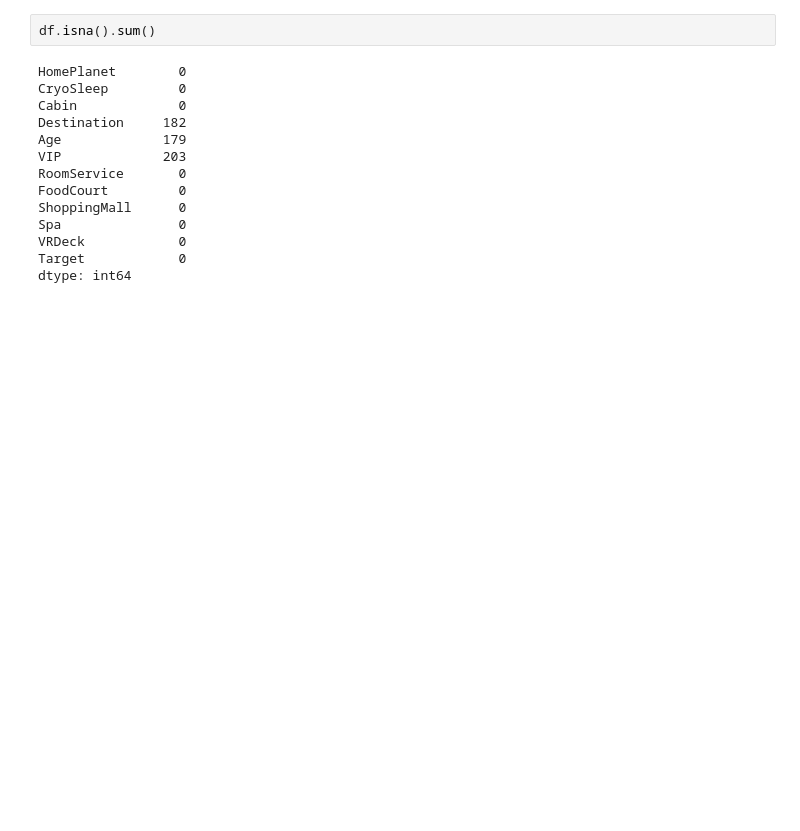
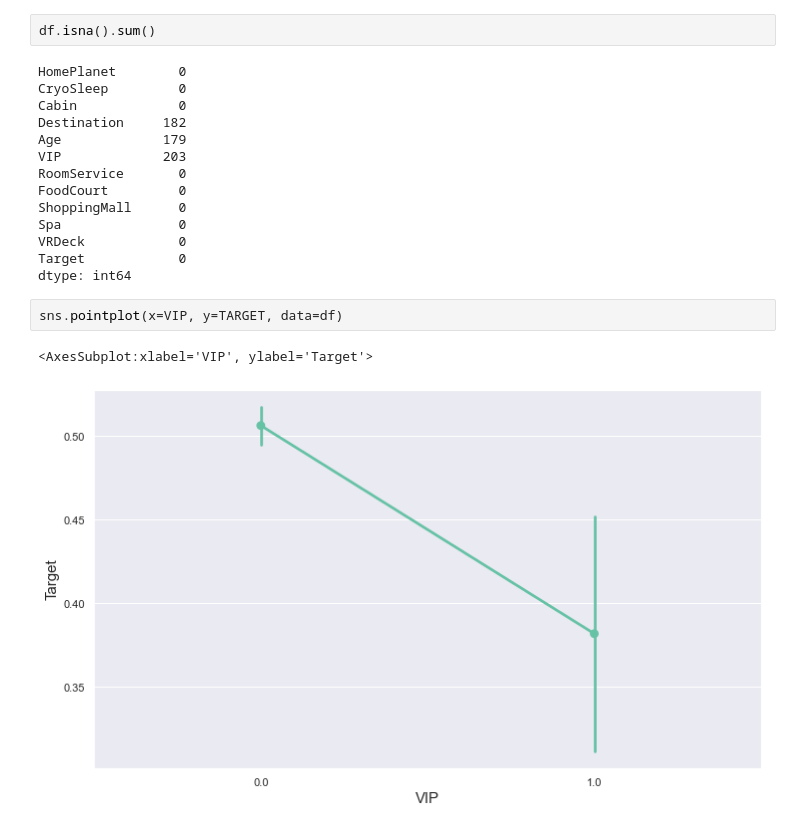
Before and after one commit to enricogoerlitz/ML-Models, a Jupyter notebook: Machine Learning Projects/01_Kaggle_Data_Projects_And_Competitions/04_Spaceship_Titanic/notebooks/01_data_eda.ipynb, the cells around one changed output. Cells and saved outputs as stored; diff of their text form; blank space fills up the shorter version.

```diff
--- a/Machine Learning Projects/01_Kaggle_Data_Projects_And_Competitions/04_Spaceship_Titanic/notebooks/01_data_eda.ipynb
+++ b/Machine Learning Projects/01_Kaggle_Data_Projects_And_Competitions/04_Spaceship_Titanic/notebooks/01_data_eda.ipynb
@@ -745,3 +745,8 @@ Spa               0
 VRDeck            0
 Target            0
 dtype: int64
+# %%
+sns.pointplot(x=VIP, y=TARGET, data=df)
+# %% [output]
+<AxesSubplot:xlabel='VIP', ylabel='Target'>
+[figure, added]
```
Also changed, not shown: parts of 2 cells of this notebook, 1 other file.
